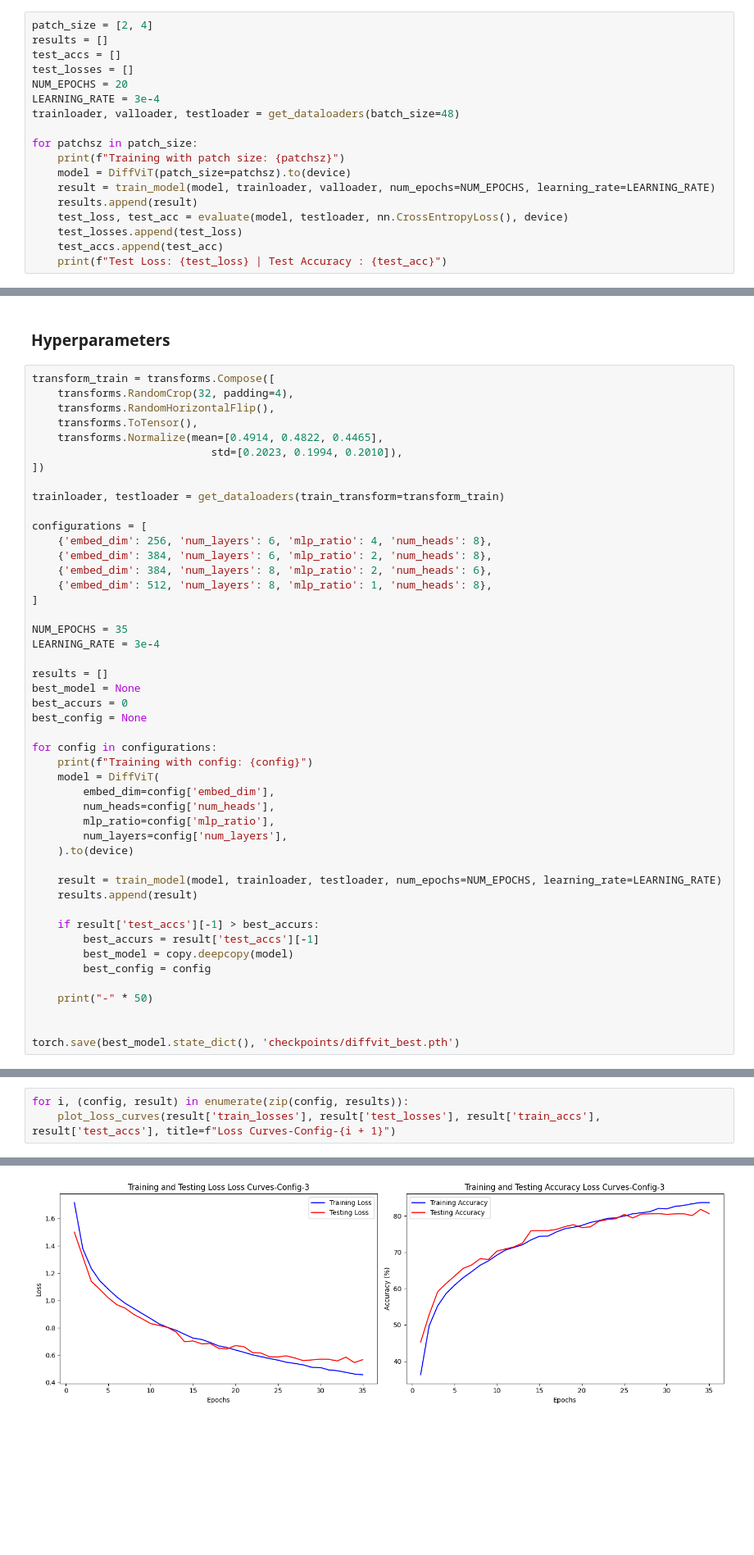
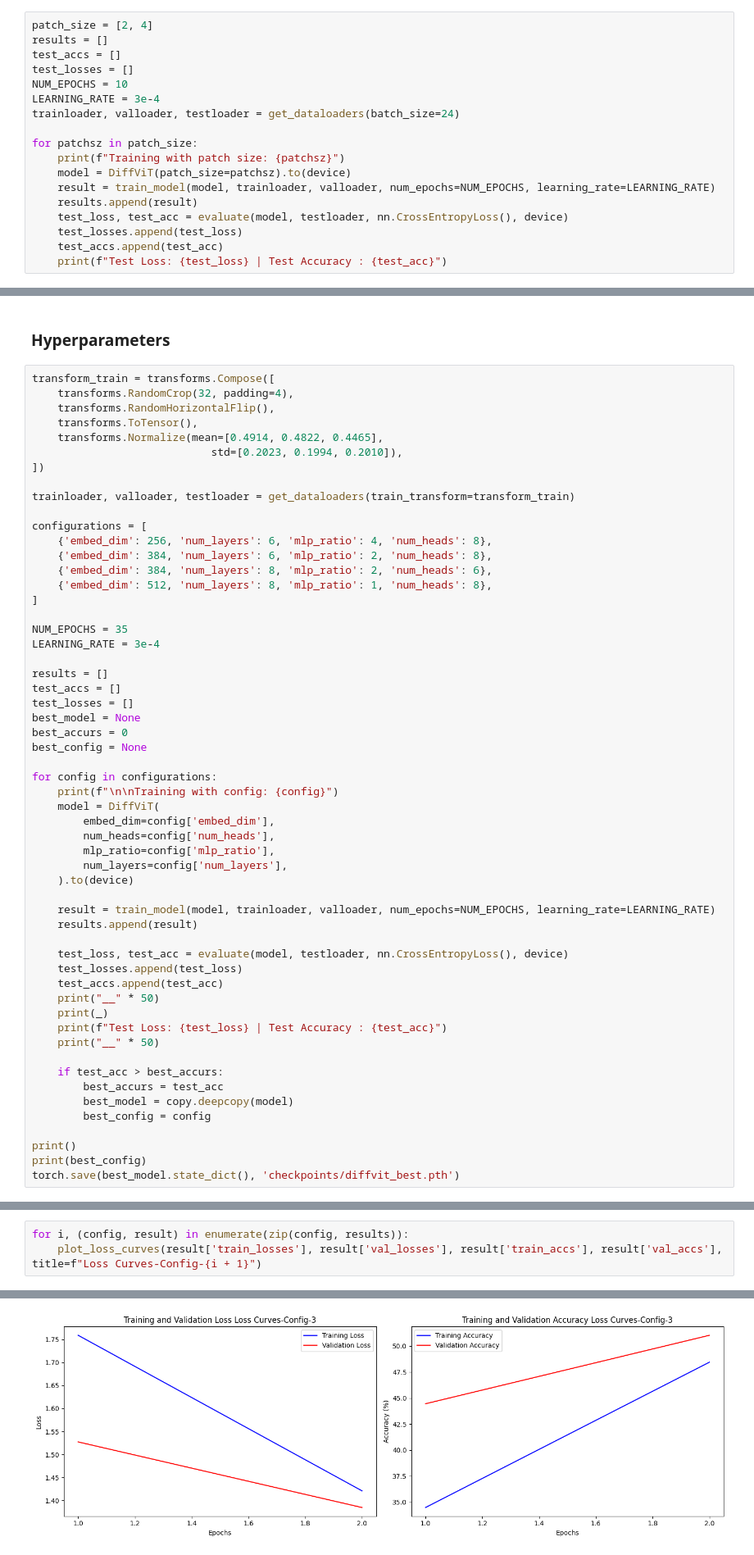
Before and after one commit to StarryBadger/vision_transformers, a Jupyter notebook: 2/2.ipynb, the cells around one changed output, grey strips where cells are left out. Shown at 82% size. Saved outputs shown, nothing was run; the diff lists cells and outputs as text; blank space fills up the shorter version.

```diff
--- a/2/2.ipynb
+++ b/2/2.ipynb
@@ -532,9 +532,9 @@ patch_size = [2, 4]
 results = []
 test_accs = []
 test_losses = []
-NUM_EPOCHS = 20
+NUM_EPOCHS = 10
 LEARNING_RATE = 3e-4
-trainloader, valloader, testloader = get_dataloaders(batch_size=48)
+trainloader, valloader, testloader = get_dataloaders(batch_size=24)
 
 for patchsz in patch_size:
     print(f"Training with patch size: {patchsz}")
@@ -595,7 +586,7 @@ transform_train = transforms.Compose([
                             std=[0.2023, 0.1994, 0.2010]),
 ])
 
-trainloader, testloader = get_dataloaders(train_transform=transform_train)
+trainloader, valloader, testloader = get_dataloaders(train_transform=transform_train)
 
 configurations = [
     {'embed_dim': 256, 'num_layers': 6, 'mlp_ratio': 4, 'num_heads': 8},
@@ -608,12 +599,14 @@ NUM_EPOCHS = 35
 LEARNING_RATE = 3e-4
 
 results = []
+test_accs = []
+test_losses = []
 best_model = None
 best_accurs = 0
 best_config = None
 
 for config in configurations:
-    print(f"Training with config: {config}")
+    print(f"\n\nTraining with config: {config}")
     model = DiffViT(
         embed_dim=config['embed_dim'],
         num_heads=config['num_heads'],
@@ -621,17 +614,24 @@ for config in configurations:
         num_layers=config['num_layers'],
     ).to(device)
 
-    result = train_model(model, trainloader, testloader, num_epochs=NUM_EPOCHS, learning_rate=LEARNING_RATE)
+    result = train_model(model, trainloader, valloader, num_epochs=NUM_EPOCHS, learning_rate=LEARNING_RATE)
     results.append(result)
 
-    if result['test_accs'][-1] > best_accurs:
-        best_accurs = result['test_accs'][-1]
+    test_loss, test_acc = evaluate(model, testloader, nn.CrossEntropyLoss(), device)
+    test_losses.append(test_loss)
+    test_accs.append(test_acc)
+    print("__" * 50)
+    print(_)
+    print(f"Test Loss: {test_loss} | Test Accuracy : {test_acc}")
+    print("__" * 50)
+
+    if test_acc > best_accurs:
+        best_accurs = test_acc
         best_model = copy.deepcopy(model)
         best_config = config
 
-    print("-" * 50)
-
-
+print()
+print(best_config)
 torch.save(best_model.state_dict(), 'checkpoints/diffvit_best.pth')
 # %% [output]
 Training with config: {'embed_dim': 256, 'num_layers': 6, 'mlp_ratio': 4, 'num_heads': 8}
@@ -685,4 +649,4 @@ Epoch 12/35
 # %%
 for i, (config, result) in enumerate(zip(config, results)):
-    plot_loss_curves(result['train_losses'], result['test_losses'], result['train_accs'], result['test_accs'], title=f"Loss Curves-Config-{i + 1}")
+    plot_loss_curves(result['train_losses'], result['val_losses'], result['train_accs'], result['val_accs'], title=f"Loss Curves-Config-{i + 1}")
 # %% [output]
@@ -691 +655 @@ for i, (config, result) in enumerate(zip(config, results)):
-[figure, old version]
+[figure, new version]
```
Also changed, not shown: parts of 15 cells of this notebook, 1 other file.
